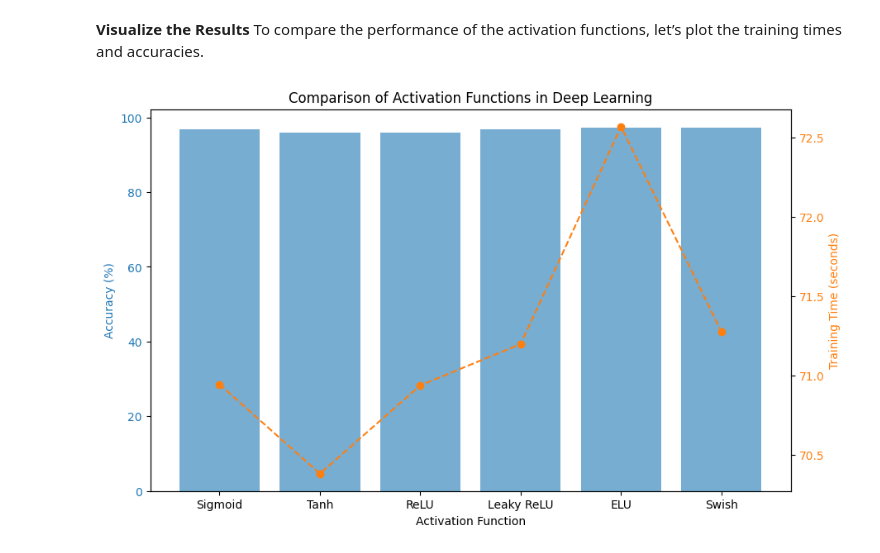
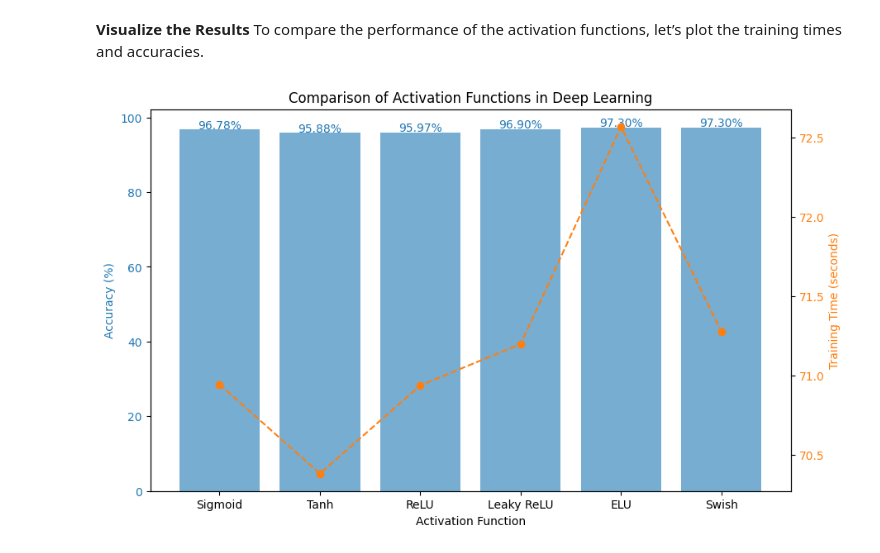
Before and after one commit to Zakibrahmi/dataAnalysis, a Jupyter notebook: Activation_Functions.ipynb, the cells around one changed output. Drawn from its saved outputs; the diff is of its cells as text; code cells hidden in the pictures.

```diff
--- a/Activation_Functions.ipynb
+++ b/Activation_Functions.ipynb
@@ -186,26 +186,31 @@ Swish: Accuracy = 97.3%, Training Time = 71.28 seconds
 **Visualize the Results**
 To compare the performance of the activation functions, let’s plot the training times and accuracies.
 # %%
-# Plotting the results
+# Plotting the results with annotations
 activation_names = list(results.keys())
 accuracies = [result['accuracy'] for result in results.values()]
 training_times = [result['training_time'] for result in results.values()]
 
 fig, ax1 = plt.subplots(figsize=(10, 6))
 
 # Plot accuracies
 ax1.set_xlabel('Activation Function')
 ax1.set_ylabel('Accuracy (%)', color='tab:blue')
-ax1.bar(activation_names, accuracies, color='tab:blue', alpha=0.6)
+bars = ax1.bar(activation_names, accuracies, color='tab:blue', alpha=0.6)
 ax1.tick_params(axis='y', labelcolor='tab:blue')
+
+# Annotate accuracy values on the bars
+for bar, accuracy in zip(bars, accuracies):
+    ax1.text(bar.get_x() + bar.get_width() / 2, bar.get_height() + 0.2,
+             f"{accuracy:.2f}%", ha='center', color='tab:blue', fontsize=10)
 
 # Create a second y-axis to plot training times
 ax2 = ax1.twinx()
 ax2.set_ylabel('Training Time (seconds)', color='tab:orange')
 ax2.plot(activation_names, training_times, color='tab:orange', marker='o', linestyle='--')
 ax2.tick_params(axis='y', labelcolor='tab:orange')
 
 plt.title('Comparison of Activation Functions in Deep Learning')
 plt.show()
 # %% [output]
-[figure, old version]
+[figure, new version]
```
